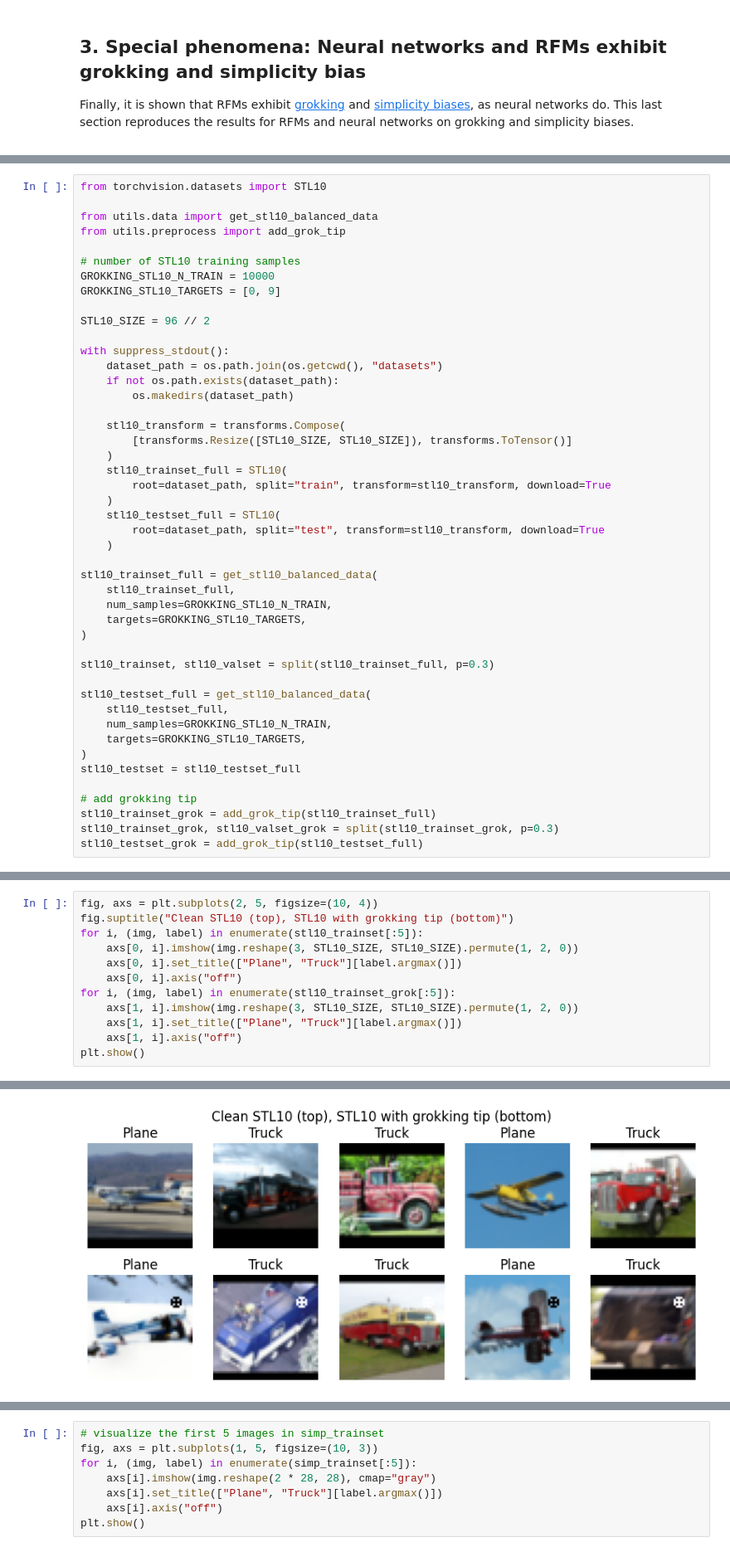
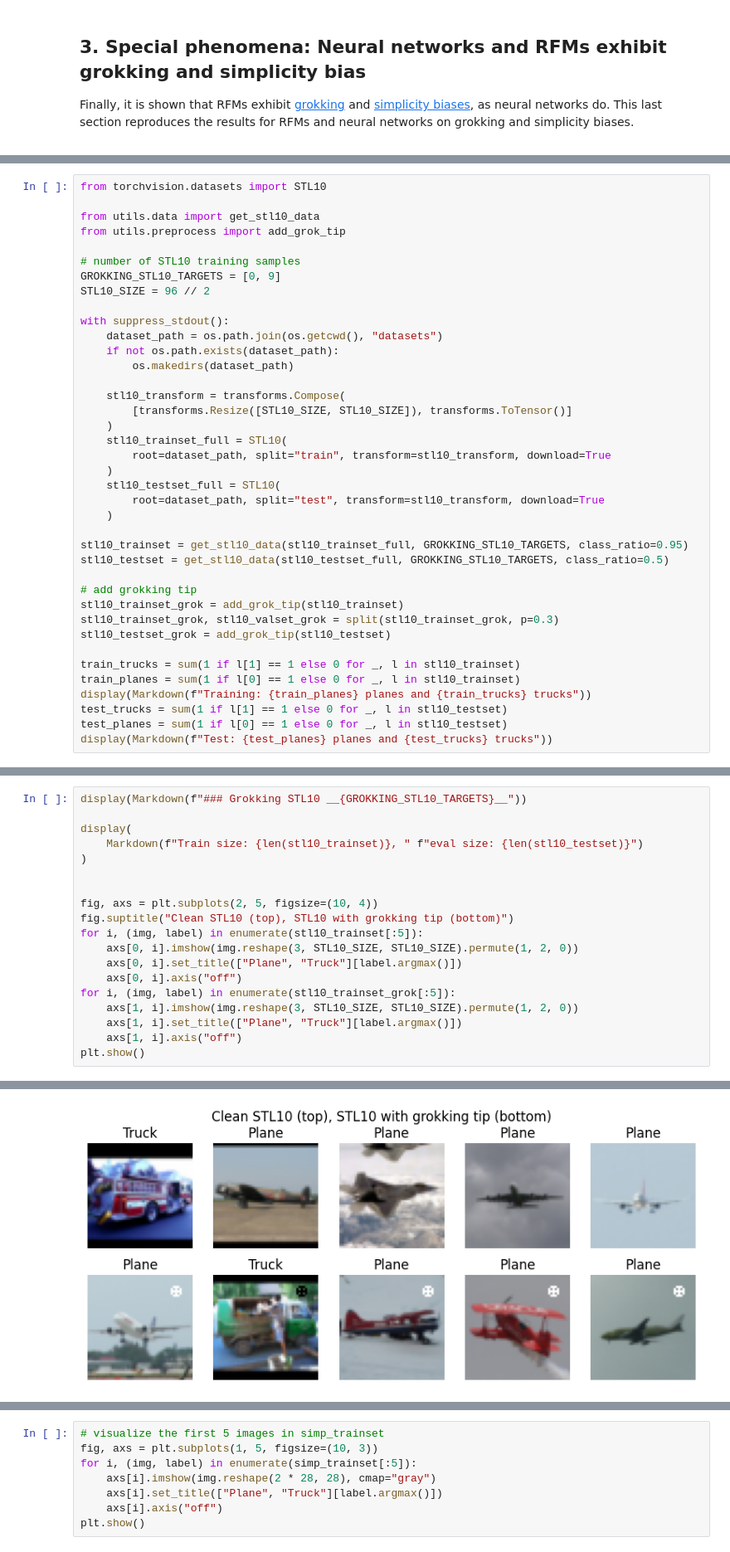
Before and after one commit to gerkone/recursive_feature_machines_praktikum, a Jupyter notebook: praktikum/reproduction.ipynb, the cells around one changed output, grey strips where cells are left out. Shown at 83% size. Drawn from its saved outputs; the diff is of its cells as text.

Commit message:
grokking and final fixes

```diff
--- a/praktikum/reproduction.ipynb
+++ b/praktikum/reproduction.ipynb
@@ -255,13 +292,11 @@ Finally, it is shown that RFMs exhibit [grokking](#sec3a) and [simplicity biases
 # %%
 from torchvision.datasets import STL10
 
-from utils.data import get_stl10_balanced_data
+from utils.data import get_stl10_data
 from utils.preprocess import add_grok_tip
 
 # number of STL10 training samples
-GROKKING_STL10_N_TRAIN = 10000
 GROKKING_STL10_TARGETS = [0, 9]
-
 STL10_SIZE = 96 // 2
 
 with suppress_stdout():
@@ -279,22 +314,17 @@ with suppress_stdout():
         root=dataset_path, split="test", transform=stl10_transform, download=True
     )
 
-stl10_trainset_full = get_stl10_balanced_data(
-    stl10_trainset_full,
-    num_samples=GROKKING_STL10_N_TRAIN,
-    targets=GROKKING_STL10_TARGETS,
-)
-
-stl10_trainset, stl10_valset = split(stl10_trainset_full, p=0.3)
-
-stl10_testset_full = get_stl10_balanced_data(
-    stl10_testset_full,
-    num_samples=GROKKING_STL10_N_TRAIN,
-    targets=GROKKING_STL10_TARGETS,
-)
-stl10_testset = stl10_testset_full
+stl10_trainset = get_stl10_data(stl10_trainset_full, GROKKING_STL10_TARGETS, class_ratio=0.95)
+stl10_testset = get_stl10_data(stl10_testset_full, GROKKING_STL10_TARGETS, class_ratio=0.5)
 
 # add grokking tip
-stl10_trainset_grok = add_grok_tip(stl10_trainset_full)
+stl10_trainset_grok = add_grok_tip(stl10_trainset)
 stl10_trainset_grok, stl10_valset_grok = split(stl10_trainset_grok, p=0.3)
-stl10_testset_grok = add_grok_tip(stl10_testset_full)
+stl10_testset_grok = add_grok_tip(stl10_testset)
+
+train_trucks = sum(1 if l[1] == 1 else 0 for _, l in stl10_trainset)
+train_planes = sum(1 if l[0] == 1 else 0 for _, l in stl10_trainset)
+display(Markdown(f"Training: {train_planes} planes and {train_trucks} trucks"))
+test_trucks = sum(1 if l[1] == 1 else 0 for _, l in stl10_testset)
+test_planes = sum(1 if l[0] == 1 else 0 for _, l in stl10_testset)
+display(Markdown(f"Test: {test_planes} planes and {test_trucks} trucks"))
@@ -301,4 +334,11 @@ stl10_testset_grok = add_grok_tip(stl10_testset_full)
 # %%
+display(Markdown(f"### Grokking STL10 __{GROKKING_STL10_TARGETS}__"))
+
+display(
+    Markdown(f"Train size: {len(stl10_trainset)}, " f"eval size: {len(stl10_testset)}")
+)
+
+
 fig, axs = plt.subplots(2, 5, figsize=(10, 4))
 fig.suptitle("Clean STL10 (top), STL10 with grokking tip (bottom)")
 for i, (img, label) in enumerate(stl10_trainset[:5]):
@@ -314,2 +356,2 @@ plt.show()
-[figure, old version]
+[figure, new version]
 # %%
```
Also changed, not shown: parts of 10 cells of this notebook, 6 other files.
